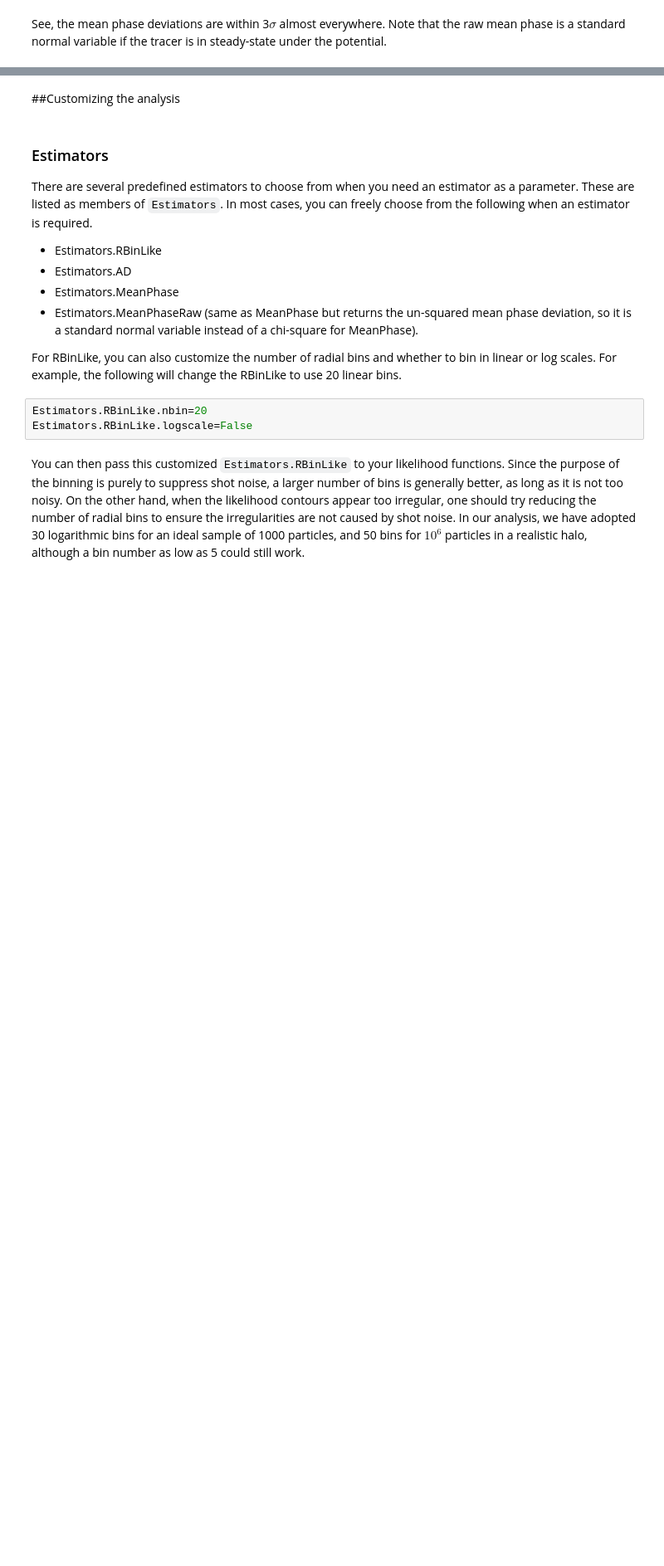
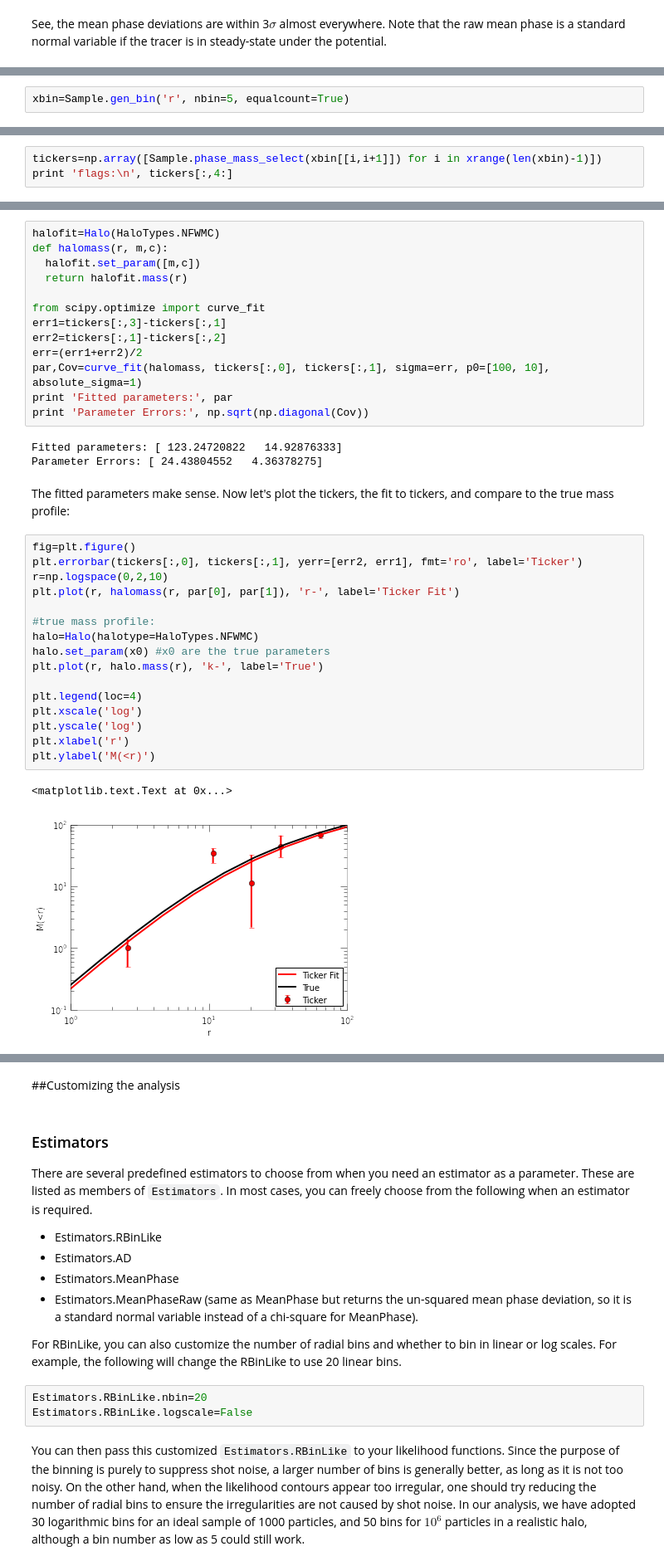
Before and after one commit to Kambrian/oPDF, a Jupyter notebook: tutorial.ipynb, the cells around one changed output, grey strips where cells are left out. Shown at 83% size. Cells and saved outputs as stored; diff of their text form; blank space fills up the shorter version.

Commit message:
merged the phase ticker method from newdev

```diff
--- a/tutorial.ipynb
+++ b/tutorial.ipynb
@@ -168,0 +179,2 @@ See, the mean phase deviations are within 3$\sigma$ almost everywhere. Note that
+# %%
+xbin=Sample.gen_bin('r', nbin=5, equalcount=True)
@@ -168,0 +183,3 @@ See, the mean phase deviations are within 3$\sigma$ almost everywhere. Note that
+# %%
+tickers=np.array([Sample.phase_mass_select(xbin[[i,i+1]]) for i in xrange(len(xbin)-1)])
+print 'flags:\n', tickers[:,4:]
@@ -168,0 +197,37 @@ See, the mean phase deviations are within 3$\sigma$ almost everywhere. Note that
+# %%
+halofit=Halo(HaloTypes.NFWMC)
+def halomass(r, m,c):
+  halofit.set_param([m,c])
+  return halofit.mass(r)
+
+from scipy.optimize import curve_fit
+err1=tickers[:,3]-tickers[:,1]
+err2=tickers[:,1]-tickers[:,2]
+err=(err1+err2)/2
+par,Cov=curve_fit(halomass, tickers[:,0], tickers[:,1], sigma=err, p0=[100, 10], absolute_sigma=1)
+print 'Fitted parameters:', par
+print 'Parameter Errors:', np.sqrt(np.diagonal(Cov))
+# %% [output]
+Fitted parameters: [ 123.24720822   14.92876333]
+Parameter Errors: [ 24.43804552   4.36378275]
+# %% [markdown]
+The fitted parameters make sense. Now let's plot the tickers, the fit to tickers, and compare to the true mass profile:
+# %%
+fig=plt.figure()
+plt.errorbar(tickers[:,0], tickers[:,1], yerr=[err2, err1], fmt='ro', label='Ticker')
+r=np.logspace(0,2,10)
+plt.plot(r, halomass(r, par[0], par[1]), 'r-', label='Ticker Fit')
+
+#true mass profile:
+halo=Halo(halotype=HaloTypes.NFWMC)
+halo.set_param(x0) #x0 are the true parameters
+plt.plot(r, halo.mass(r), 'k-', label='True')
+
+plt.legend(loc=4)
+plt.xscale('log')
+plt.yscale('log')
+plt.xlabel('r')
+plt.ylabel('M(<r)')
+# %% [output]
+<matplotlib.text.Text at 0x...>
+[figure, added]
```
Also changed, not shown: parts of 14 cells of this notebook, 7 other files.
